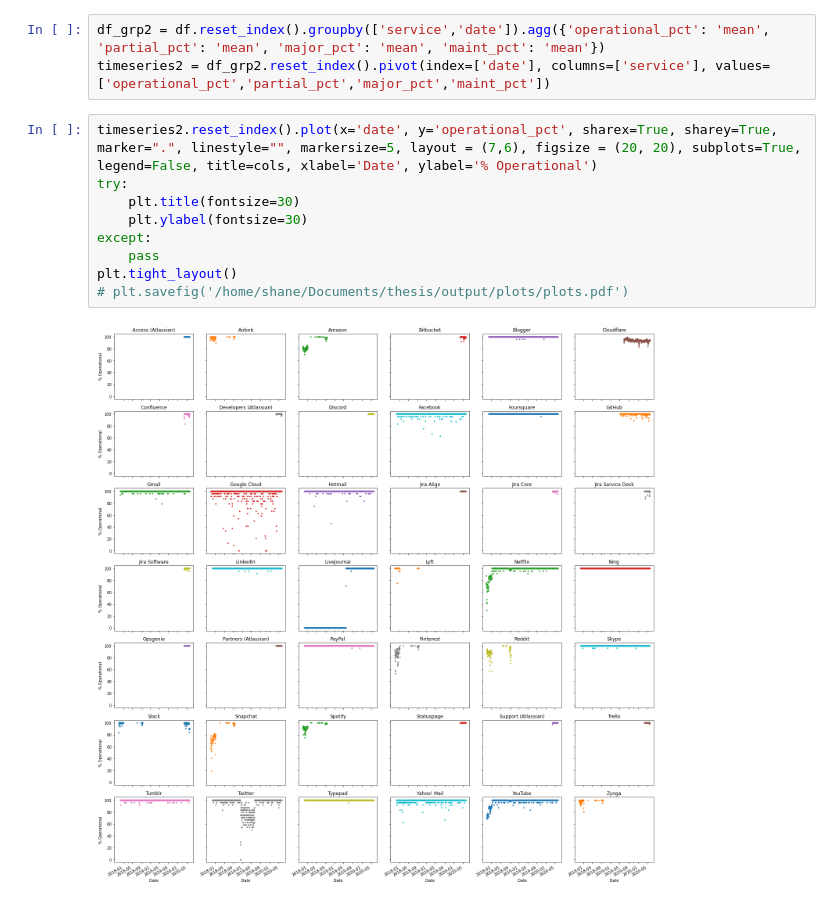
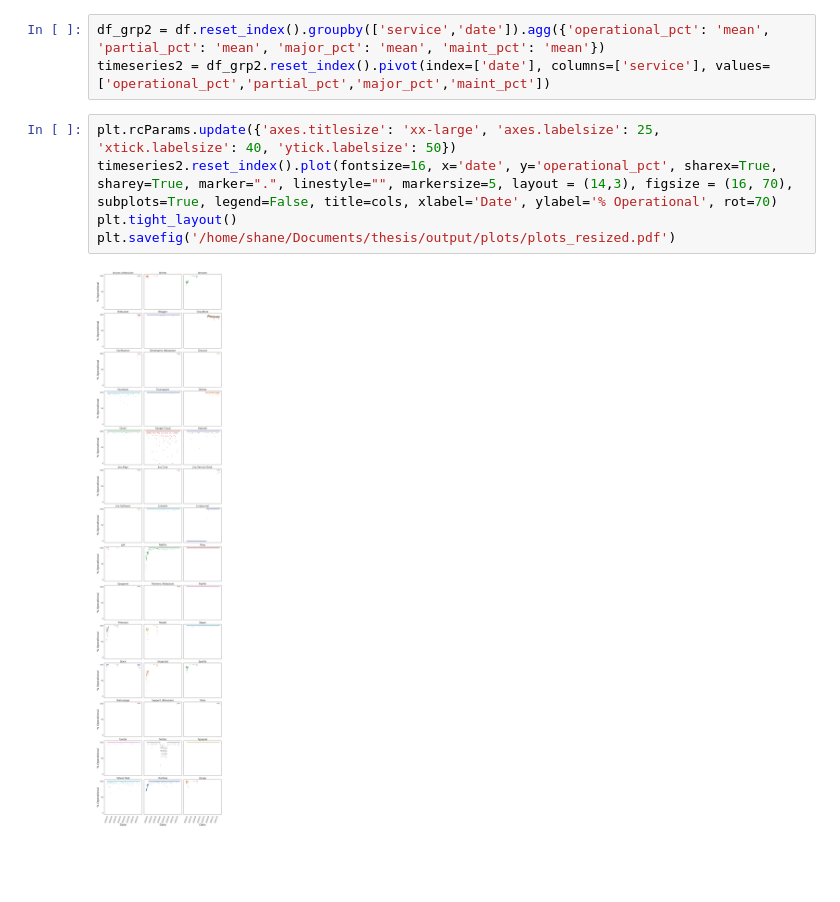
Before and after one commit to shanemin/thesis-msc-cloud-failures, a Jupyter notebook: scripts/stats (copy)/ecdf.ipynb, the cells around one changed output. Cells and saved outputs as stored; diff of their text form; blank space fills up the shorter version.

```diff
--- a/scripts/stats (copy)/ecdf.ipynb
+++ b/scripts/stats (copy)/ecdf.ipynb
@@ -175,16 +193,12 @@ fig.tight_layout()
 df_grp2 = df.reset_index().groupby(['service','date']).agg({'operational_pct': 'mean', 'partial_pct': 'mean', 'major_pct': 'mean', 'maint_pct': 'mean'})
 timeseries2 = df_grp2.reset_index().pivot(index=['date'], columns=['service'], values=['operational_pct','partial_pct','major_pct','maint_pct'])
 # %%
-timeseries2.reset_index().plot(x='date', y='operational_pct', sharex=True, sharey=True, marker=".", linestyle="", markersize=5, layout = (7,6), figsize = (20, 20), subplots=True, legend=False, title=cols, xlabel='Date', ylabel='% Operational')
-try:
-    plt.title(fontsize=30)
-    plt.ylabel(fontsize=30)
-except:
-    pass
+plt.rcParams.update({'axes.titlesize': 'xx-large', 'axes.labelsize': 25, 'xtick.labelsize': 40, 'ytick.labelsize': 50})
+timeseries2.reset_index().plot(fontsize=16, x='date', y='operational_pct', sharex=True, sharey=True, marker=".", linestyle="", markersize=5, layout = (14,3), figsize = (16, 70), subplots=True, legend=False, title=cols, xlabel='Date', ylabel='% Operational', rot=70)
 plt.tight_layout()
-# plt.savefig('/home/shane/Documents/thesis/output/plots/plots.pdf')
+plt.savefig('/home/shane/Documents/thesis/output/plots/plots_resized.pdf')
 # %% [output]
-[figure, old version]
+[figure, new version]
 # %%
 dfmeans = pd.DataFrame(round(timeseries2['operational_pct'].mean(),2))
 dfmeans = dfmeans.merge(round(pd.DataFrame(timeseries2['partial_pct'].mean()),2), on='service', how='left')
```
Also changed, not shown: parts of 3 cells of this notebook, 16 other files.
